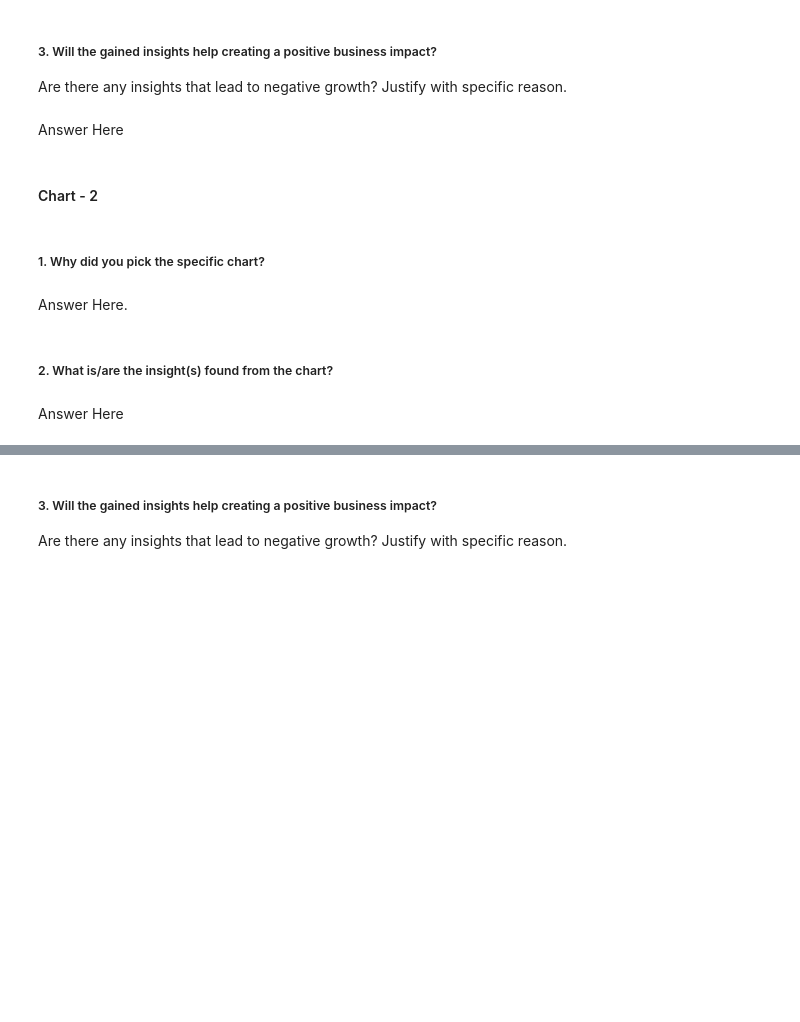
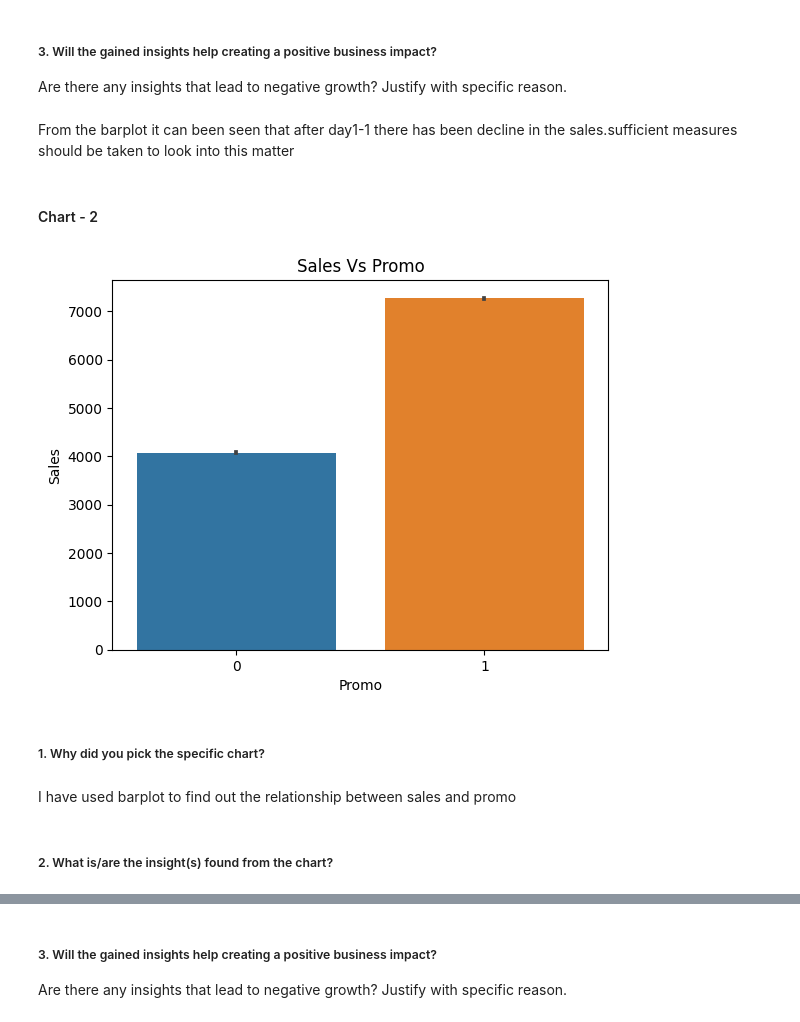
Before and after one commit to akeelrashid/ML-Retail-Sales-Prediction-Project-, a Jupyter notebook: ML_Regression_Capstone_Project.ipynb, the cells around one changed output, grey strips where cells are left out. Saved outputs shown, nothing was run; the diff lists cells and outputs as text; code cells hidden in the pictures; blank space fills up the shorter version.

```diff
--- a/ML_Regression_Capstone_Project.ipynb
+++ b/ML_Regression_Capstone_Project.ipynb
@@ -299,7 +528,7 @@ Answer Here
 # %% [markdown]
 ##### 3. Will the gained insights help creating a positive business impact?
 Are there any insights that lead to negative growth? Justify with specific reason.
-# %% [markdown]
-Answer Here
+# %% [markdown]
+From the barplot it can been seen that after day1-1 there has been decline in the sales.sufficient measures should be taken to look into this matter
 # %% [markdown]
 #### Chart - 2
@@ -308,8 +535,13 @@ Answer Here
+# %%
+# Chart - 2 Sales Vs Promo
+sns.barplot(x=df['Promo'],y=df['Sales'])
+plt.title('Sales Vs Promo')
+plt.show()
+# %% [output]
+[figure, added]
 # %% [markdown]
 ##### 1. Why did you pick the specific chart?
-# %% [markdown]
-Answer Here.
+# %% [markdown]
+I have used barplot to find out the relationship between sales and promo
 # %% [markdown]
 ##### 2. What is/are the insight(s) found from the chart?
-# %% [markdown]
-Answer Here
```
Also changed, not shown: parts of 218 cells of this notebook.
